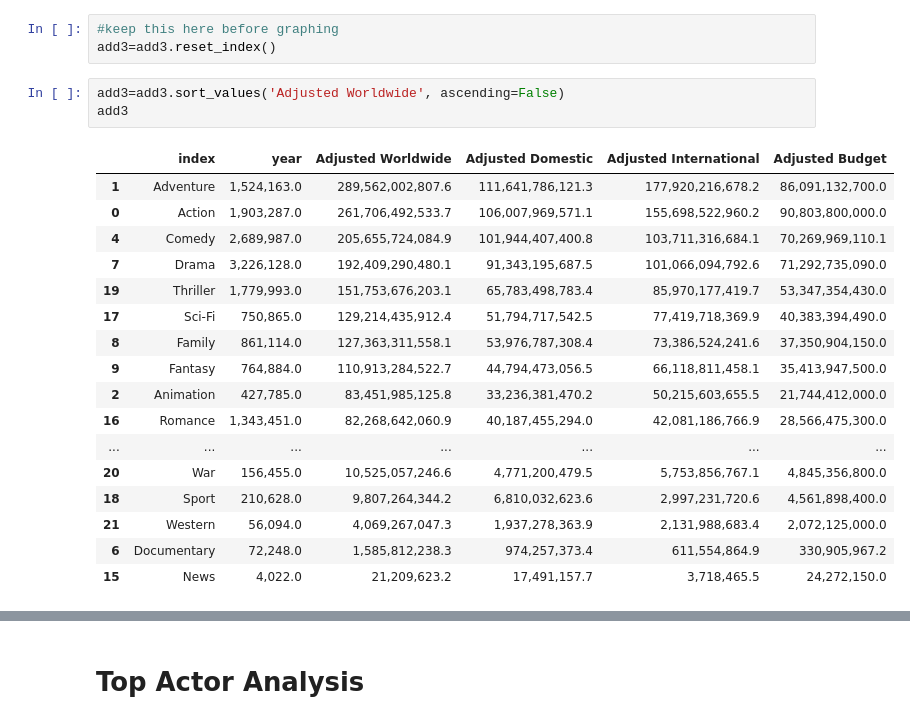
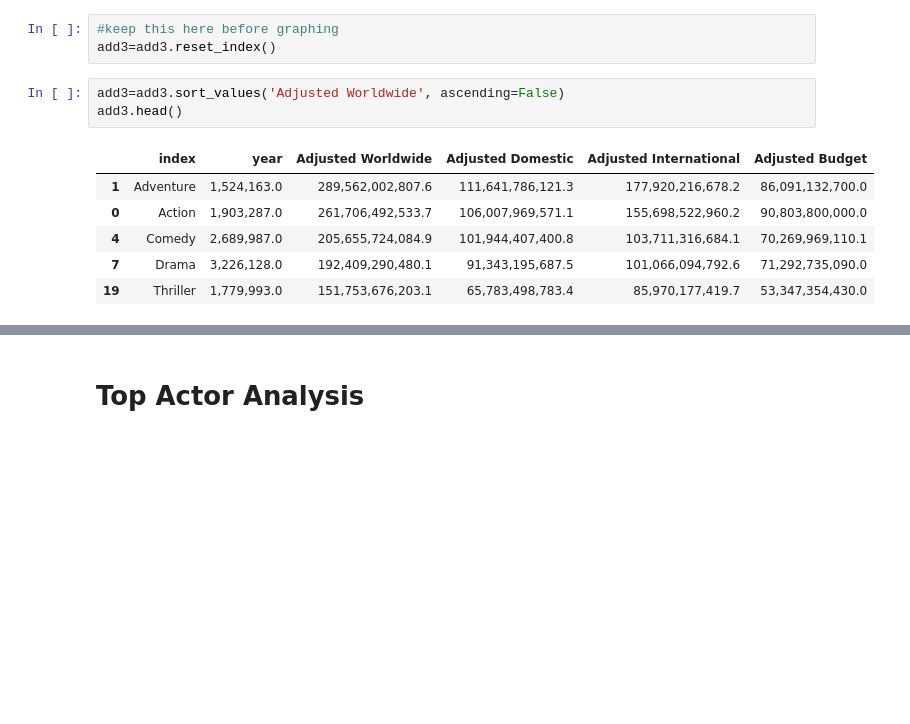
Before and after one commit to mikulr/Project_1, a Jupyter notebook: Computer Screen to Silver Screen.ipynb, the cells around one changed output, grey strips where cells are left out. Drawn from its saved outputs; the diff is of its cells as text; blank space fills up the shorter version.

```diff
--- a/Computer Screen to Silver Screen.ipynb
+++ b/Computer Screen to Silver Screen.ipynb
@@ -376,25 +297,14 @@ add3["Adjusted Worldwide"]=add3["Adjusted Worldwide"]
 add3=add3.reset_index()
 # %%
 add3=add3.sort_values('Adjusted Worldwide', ascending=False)
-add3
+add3.head()
 # %% [output]
 |  | index | year | Adjusted Worldwide | Adjusted Domestic | Adjusted International | Adjusted Budget |
 | 1 | Adventure | 1,524,163.0 | 289,562,002,807.6 | 111,641,786,121.3 | 177,920,216,678.2 | 86,091,132,700.0 |
 | 0 | Action | 1,903,287.0 | 261,706,492,533.7 | 106,007,969,571.1 | 155,698,522,960.2 | 90,803,800,000.0 |
 | 4 | Comedy | 2,689,987.0 | 205,655,724,084.9 | 101,944,407,400.8 | 103,711,316,684.1 | 70,269,969,110.1 |
 | 7 | Drama | 3,226,128.0 | 192,409,290,480.1 | 91,343,195,687.5 | 101,066,094,792.6 | 71,292,735,090.0 |
 | 19 | Thriller | 1,779,993.0 | 151,753,676,203.1 | 65,783,498,783.4 | 85,970,177,419.7 | 53,347,354,430.0 |
-| 17 | Sci-Fi | 750,865.0 | 129,214,435,912.4 | 51,794,717,542.5 | 77,419,718,369.9 | 40,383,394,490.0 |
-| 8 | Family | 861,114.0 | 127,363,311,558.1 | 53,976,787,308.4 | 73,386,524,241.6 | 37,350,904,150.0 |
-| 9 | Fantasy | 764,884.0 | 110,913,284,522.7 | 44,794,473,056.5 | 66,118,811,458.1 | 35,413,947,500.0 |
-| 2 | Animation | 427,785.0 | 83,451,985,125.8 | 33,236,381,470.2 | 50,215,603,655.5 | 21,744,412,000.0 |
-| 16 | Romance | 1,343,451.0 | 82,268,642,060.9 | 40,187,455,294.0 | 42,081,186,766.9 | 28,566,475,300.0 |
-| ... | ... | ... | ... | ... | ... | ... |
-| 20 | War | 156,455.0 | 10,525,057,246.6 | 4,771,200,479.5 | 5,753,856,767.1 | 4,845,356,800.0 |
-| 18 | Sport | 210,628.0 | 9,807,264,344.2 | 6,810,032,623.6 | 2,997,231,720.6 | 4,561,898,400.0 |
-| 21 | Western | 56,094.0 | 4,069,267,047.3 | 1,937,278,363.9 | 2,131,988,683.4 | 2,072,125,000.0 |
-| 6 | Documentary | 72,248.0 | 1,585,812,238.3 | 974,257,373.4 | 611,554,864.9 | 330,905,967.2 |
-| 15 | News | 4,022.0 | 21,209,623.2 | 17,491,157.7 | 3,718,465.5 | 24,272,150.0 |
 # %%
 # Setup plot size. (w, h)- this also
 fig, ax = plt.subplots(figsize=(10,6))
```
Also changed, not shown: parts of 17 cells of this notebook, 3 other files.
